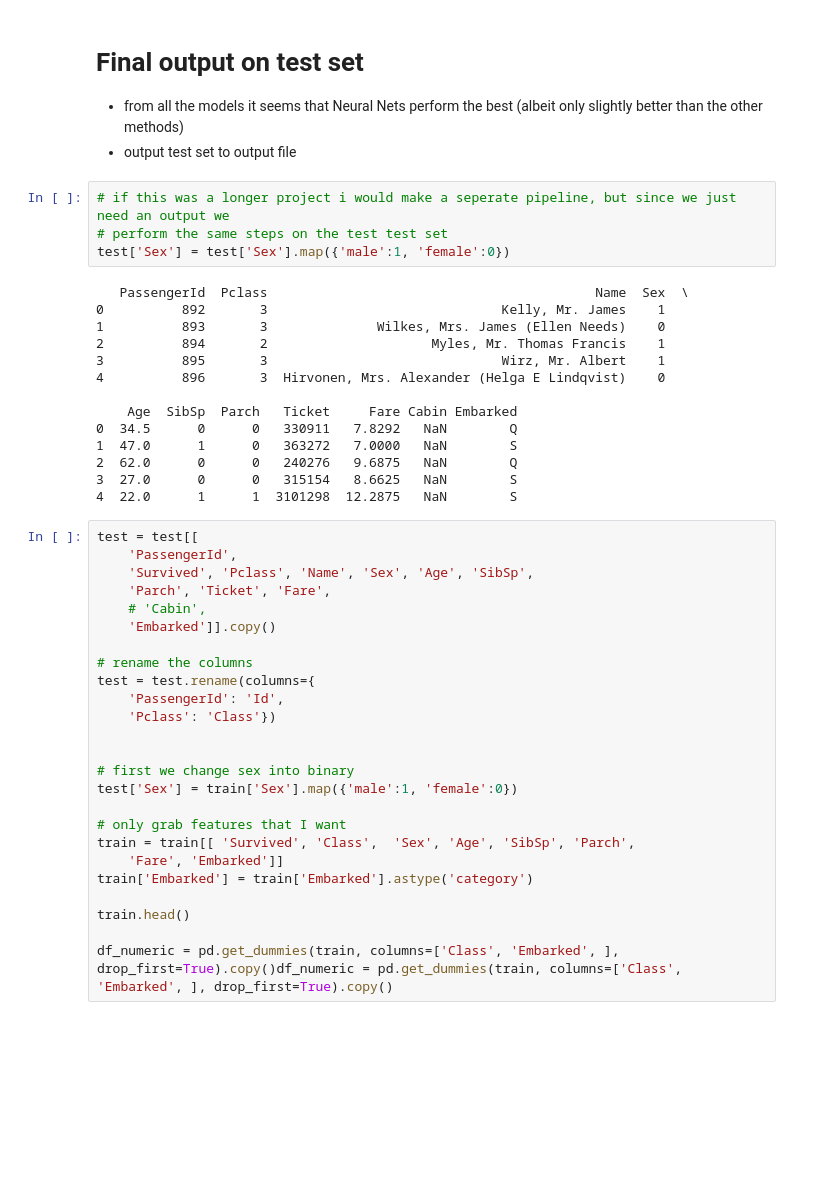
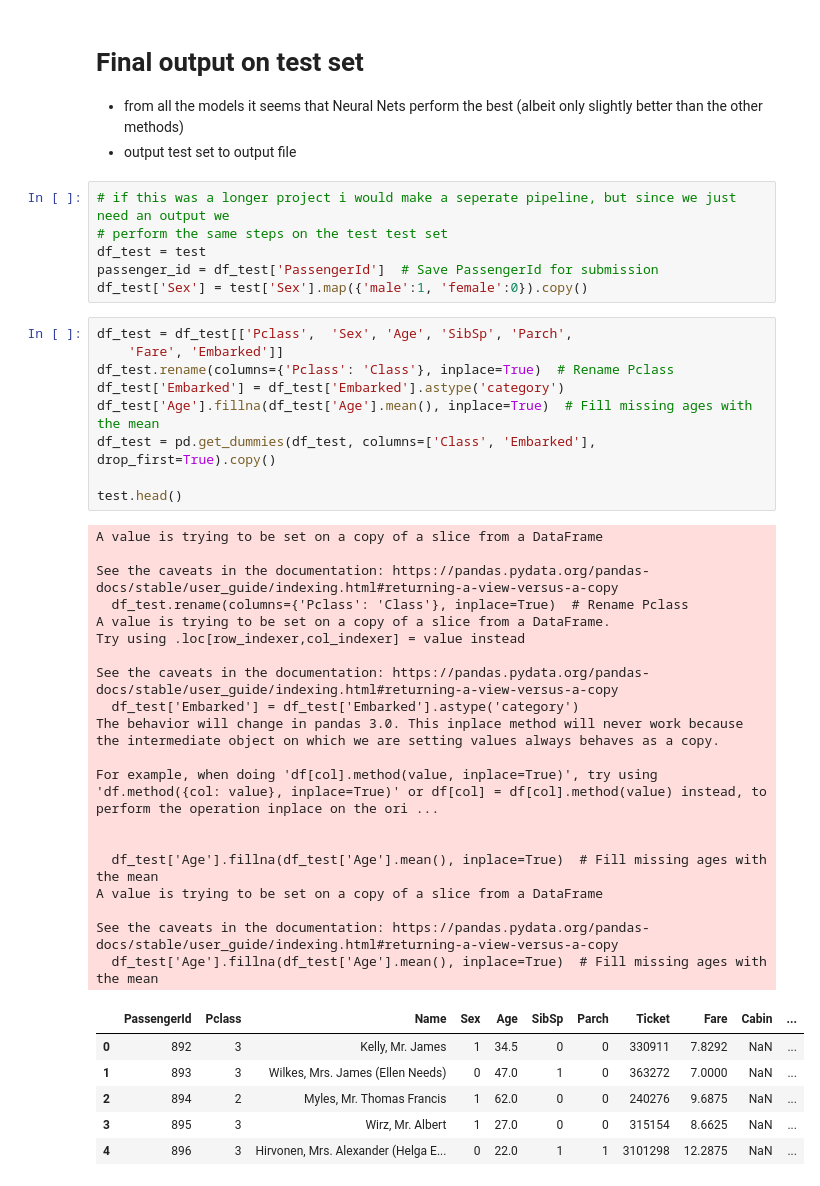
Before and after one commit to xblam/titanic, a Jupyter notebook: notebooks/titanic.ipynb, the cells around one changed output. Cells and saved outputs as stored; diff of their text form; blank space fills up the shorter version.

```diff
--- a/notebooks/titanic.ipynb
+++ b/notebooks/titanic.ipynb
@@ -574,43 +581,41 @@ the other methods)
 # %%
 # if this was a longer project i would make a seperate pipeline, but since we just need an output we
 # perform the same steps on the test test set
-test['Sex'] = test['Sex'].map({'male':1, 'female':0})
+df_test = test
+passenger_id = df_test['PassengerId']  # Save PassengerId for submission
+df_test['Sex'] = test['Sex'].map({'male':1, 'female':0}).copy()
-# %% [output]
-   PassengerId  Pclass                                          Name  Sex  \
-0          892       3                              Kelly, Mr. James    1
-1          893       3              Wilkes, Mrs. James (Ellen Needs)    0
-2          894       2                     Myles, Mr. Thomas Francis    1
-3          895       3                              Wirz, Mr. Albert    1
-4          896       3  Hirvonen, Mrs. Alexander (Helga E Lindqvist)    0
-
-    Age  SibSp  Parch   Ticket     Fare Cabin Embarked
-0  34.5      0      0   330911   7.8292   NaN        Q
-1  47.0      1      0   363272   7.0000   NaN        S
-2  62.0      0      0   240276   9.6875   NaN        Q
-3  27.0      0      0   315154   8.6625   NaN        S
-4  22.0      1      1  3101298  12.2875   NaN        S
-# %%
-test = test[[
-    'PassengerId',
-    'Survived', 'Pclass', 'Name', 'Sex', 'Age', 'SibSp',
-    'Parch', 'Ticket', 'Fare',
-    # 'Cabin',
-    'Embarked']].copy()
-
-# rename the columns
-test = test.rename(columns={
-    'PassengerId': 'Id',
-    'Pclass': 'Class'})
-
-
-# first we change sex into binary
-test['Sex'] = train['Sex'].map({'male':1, 'female':0})
-
-# only grab features that I want
-train = train[[ 'Survived', 'Class',  'Sex', 'Age', 'SibSp', 'Parch',
-    'Fare', 'Embarked']]
-train['Embarked'] = train['Embarked'].astype('category')
-
-train.head()
-
-df_numeric = pd.get_dummies(train, columns=['Class', 'Embarked', ], drop_first=True).copy()df_numeric = pd.get_dummies(train, columns=['Class', 'Embarked', ], drop_first=True).copy()
+# %%
+df_test = df_test[['Pclass',  'Sex', 'Age', 'SibSp', 'Parch',
+    'Fare', 'Embarked']]
+df_test.rename(columns={'Pclass': 'Class'}, inplace=True)  # Rename Pclass
+df_test['Embarked'] = df_test['Embarked'].astype('category')
+df_test['Age'].fillna(df_test['Age'].mean(), inplace=True)  # Fill missing ages with the mean
+df_test = pd.get_dummies(df_test, columns=['Class', 'Embarked'], drop_first=True).copy()
+
+test.head()
+# %% [output]
+A value is trying to be set on a copy of a slice from a DataFrame
+
+See the caveats in the documentation: https://pandas.pydata.org/pandas-docs/stable/user_guide/indexing.html#returning-a-view-versus-a-copy
+  df_test.rename(columns={'Pclass': 'Class'}, inplace=True)  # Rename Pclass
+A value is trying to be set on a copy of a slice from a DataFrame.
+Try using .loc[row_indexer,col_indexer] = value instead
+
+See the caveats in the documentation: https://pandas.pydata.org/pandas-docs/stable/user_guide/indexing.html#returning-a-view-versus-a-copy
+  df_test['Embarked'] = df_test['Embarked'].astype('category')
+The behavior will change in pandas 3.0. This inplace method will never work because the intermediate object on which we are setting values always behaves as a copy.
+
+For example, when doing 'df[col].method(value, inplace=True)', try using 'df.method({col: value}, inplace=True)' or df[col] = df[col].method(value) instead, to perform the operation inplace on the ori ...
+
+
+  df_test['Age'].fillna(df_test['Age'].mean(), inplace=True)  # Fill missing ages with the mean
+A value is trying to be set on a copy of a slice from a DataFrame
+
+See the caveats in the documentation: https://pandas.pydata.org/pandas-docs/stable/user_guide/indexing.html#returning-a-view-versus-a-copy
+  df_test['Age'].fillna(df_test['Age'].mean(), inplace=True)  # Fill missing ages with the mean
+|  | PassengerId | Pclass | Name | Sex | Age | SibSp | Parch | Ticket | Fare | Cabin | ... |
+| 0 | 892 | 3 | Kelly, Mr. James | 1 | 34.5 | 0 | 0 | 330911 | 7.8292 | NaN | ... |
+| 1 | 893 | 3 | Wilkes, Mrs. James (Ellen Needs) | 0 | 47.0 | 1 | 0 | 363272 | 7.0000 | NaN | ... |
+| 2 | 894 | 2 | Myles, Mr. Thomas Francis | 1 | 62.0 | 0 | 0 | 240276 | 9.6875 | NaN | ... |
+| 3 | 895 | 3 | Wirz, Mr. Albert | 1 | 27.0 | 0 | 0 | 315154 | 8.6625 | NaN | ... |
+| 4 | 896 | 3 | Hirvonen, Mrs. Alexander (Helga E... | 0 | 22.0 | 1 | 1 | 3101298 | 12.2875 | NaN | ... |
```
Also changed, not shown: parts of 4 cells of this notebook, 1 other file.
